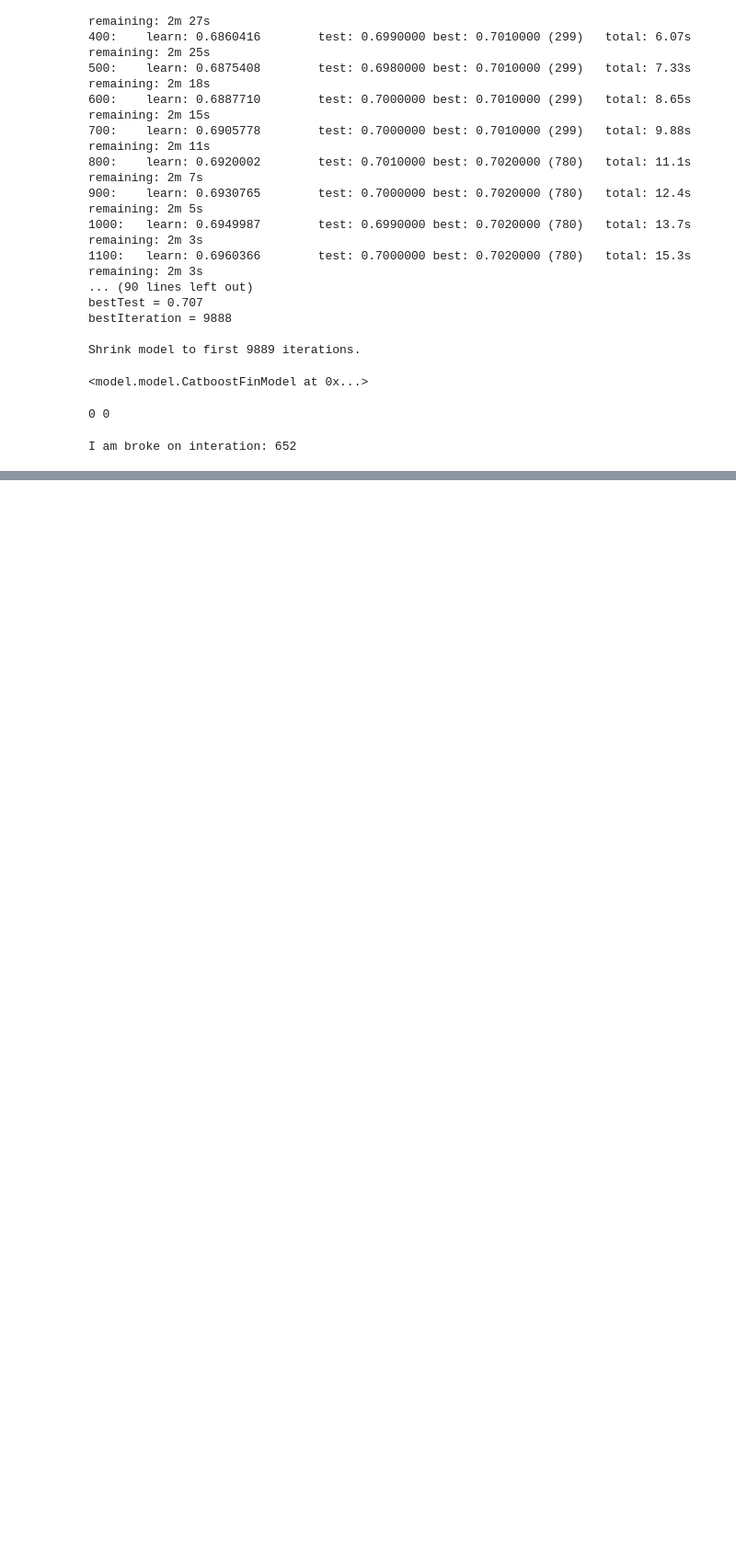
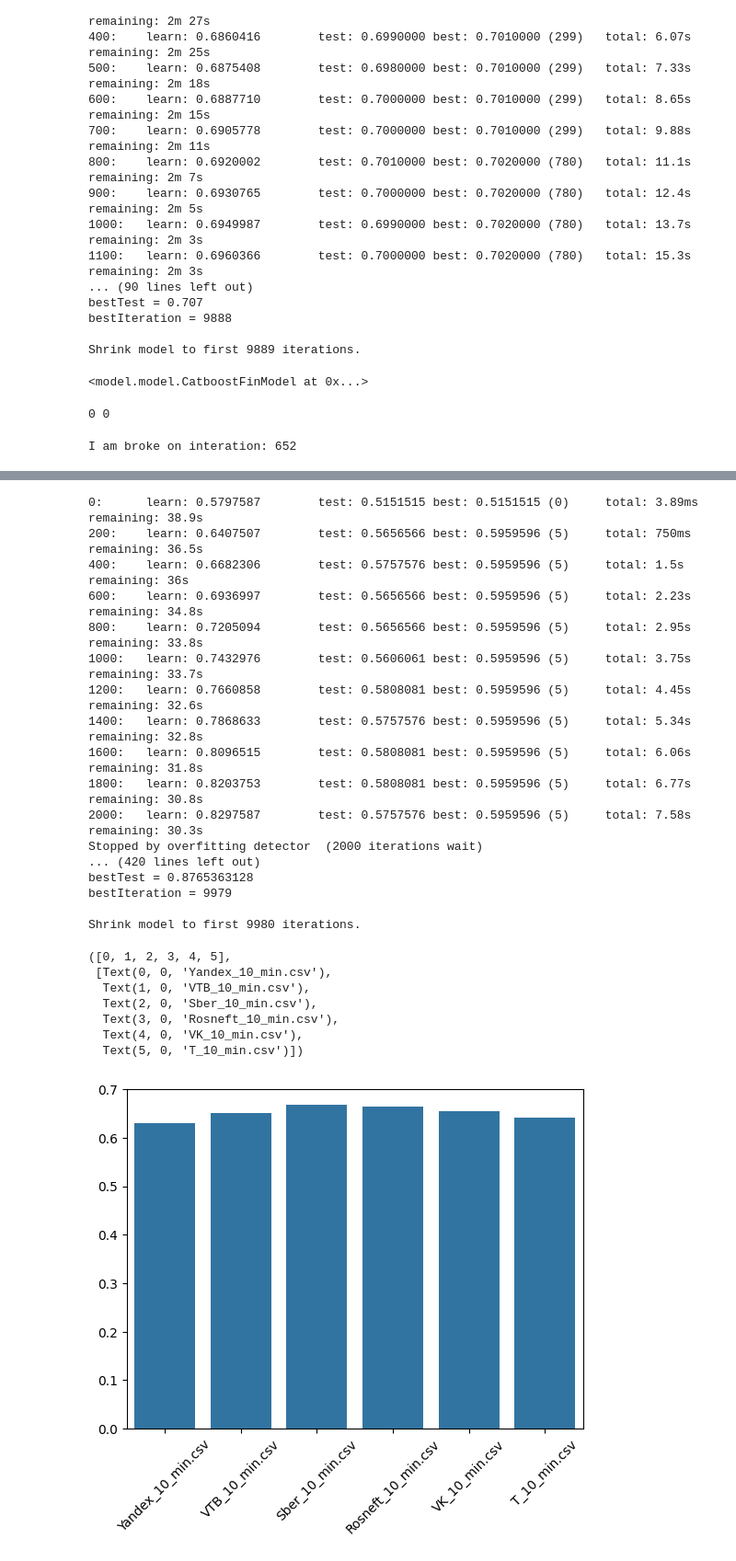
Before and after one commit to Invest-Predict/prices-predictions, a Jupyter notebook: examples/my_bottle_2/sm.ipynb, the cells around one changed output, grey strips where cells are left out. Shown at 92% size. Cells and saved outputs as stored; diff of their text form; code cells hidden in the pictures; blank space fills up the shorter version.

```diff
--- a/examples/my_bottle_2/sm.ipynb
+++ b/examples/my_bottle_2/sm.ipynb
@@ -256,0 +535,34 @@ Mommy, are you prod of me?
+# %%
+accuracy_list = []
+datasets = ['Yandex_10_min.csv', 'VTB_10_min.csv', 'Sber_10_min.csv', 'Rosneft_10_min.csv', 'VK_10_min.csv', 'T_10_min.csv']
+
+for stock in datasets:
+    data = FinData("../../datasets/" + stock)
+    data.insert_shifts_norms([3, 6, 18])
+    data.insert_rolling_means()
+    data.insert_exp_rolling_means()
+    data.insert_stochastic_oscillator()
+    data.insert_high_low_diff()
+    # data.insert_butter_filter()
+
+    args = {"iterations" : 10000,
+                "depth" : 5,
+                "learning_rate" : 0.01,
+                "use_best_model" : True,
+                "l2_leaf_reg" : 200,
+                "verbose" : 200,
+                "loss_function" : 'CrossEntropy',
+                "eval_metric" : 'Accuracy',
+                "cat_features" : data.cat_features,
+                "random_state" : 42,
+                "early_stopping_rounds" : 2000}
+    model = CatboostFinModel(args)
+
+    st_dt = dt.datetime(2024, 9, 1)
+    end_dt = dt.datetime(2024, 9, 30)
+
+    accuracy_list.append(model.test_intersect(data.df, start_dt=st_dt, end_dt=end_dt, cat=data.cat_features, num = data.numeric_features))
+
+sns.barplot(x = datasets, y = accuracy_list)
+plt.xticks(rotation=45)
+# %% [output]
@@ -256,0 +654,25 @@ Mommy, are you prod of me?
+0:      learn: 0.5797587        test: 0.5151515 best: 0.5151515 (0)     total: 3.89ms   remaining: 38.9s
+200:    learn: 0.6407507        test: 0.5656566 best: 0.5959596 (5)     total: 750ms    remaining: 36.5s
+400:    learn: 0.6682306        test: 0.5757576 best: 0.5959596 (5)     total: 1.5s     remaining: 36s
+600:    learn: 0.6936997        test: 0.5656566 best: 0.5959596 (5)     total: 2.23s    remaining: 34.8s
+800:    learn: 0.7205094        test: 0.5656566 best: 0.5959596 (5)     total: 2.95s    remaining: 33.8s
+1000:   learn: 0.7432976        test: 0.5606061 best: 0.5959596 (5)     total: 3.75s    remaining: 33.7s
+1200:   learn: 0.7660858        test: 0.5808081 best: 0.5959596 (5)     total: 4.45s    remaining: 32.6s
+1400:   learn: 0.7868633        test: 0.5757576 best: 0.5959596 (5)     total: 5.34s    remaining: 32.8s
+1600:   learn: 0.8096515        test: 0.5808081 best: 0.5959596 (5)     total: 6.06s    remaining: 31.8s
+1800:   learn: 0.8203753        test: 0.5808081 best: 0.5959596 (5)     total: 6.77s    remaining: 30.8s
+2000:   learn: 0.8297587        test: 0.5757576 best: 0.5959596 (5)     total: 7.58s    remaining: 30.3s
+Stopped by overfitting detector  (2000 iterations wait)
+... (420 lines left out)
+bestTest = 0.8765363128
+bestIteration = 9979
+
+Shrink model to first 9980 iterations.
+([0, 1, 2, 3, 4, 5],
+ [Text(0, 0, 'Yandex_10_min.csv'),
+  Text(1, 0, 'VTB_10_min.csv'),
+  Text(2, 0, 'Sber_10_min.csv'),
+  Text(3, 0, 'Rosneft_10_min.csv'),
+  Text(4, 0, 'VK_10_min.csv'),
+  Text(5, 0, 'T_10_min.csv')])
+[figure, added]
```
Also changed, not shown: parts of 9 cells of this notebook, 10 other files.
